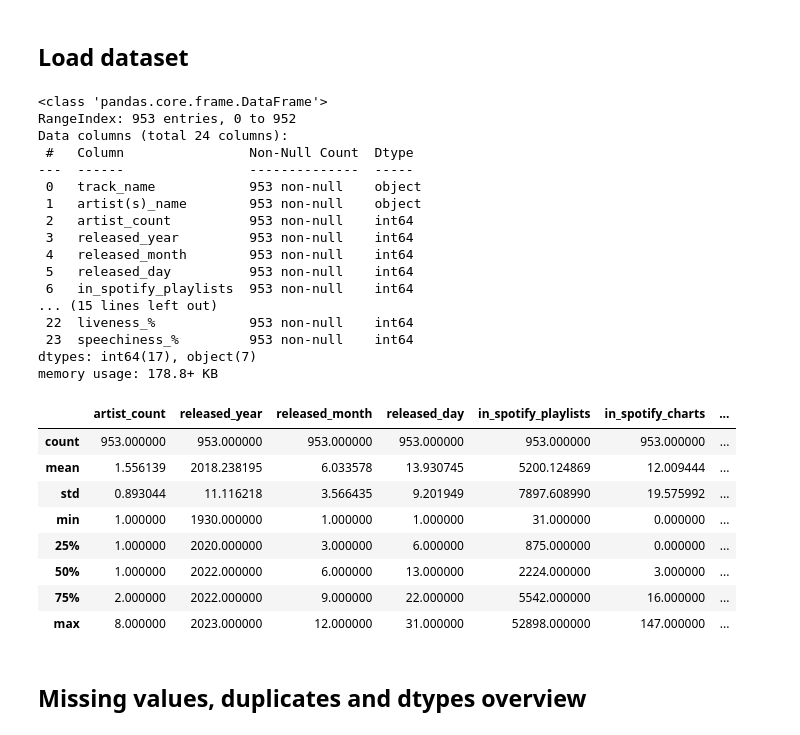
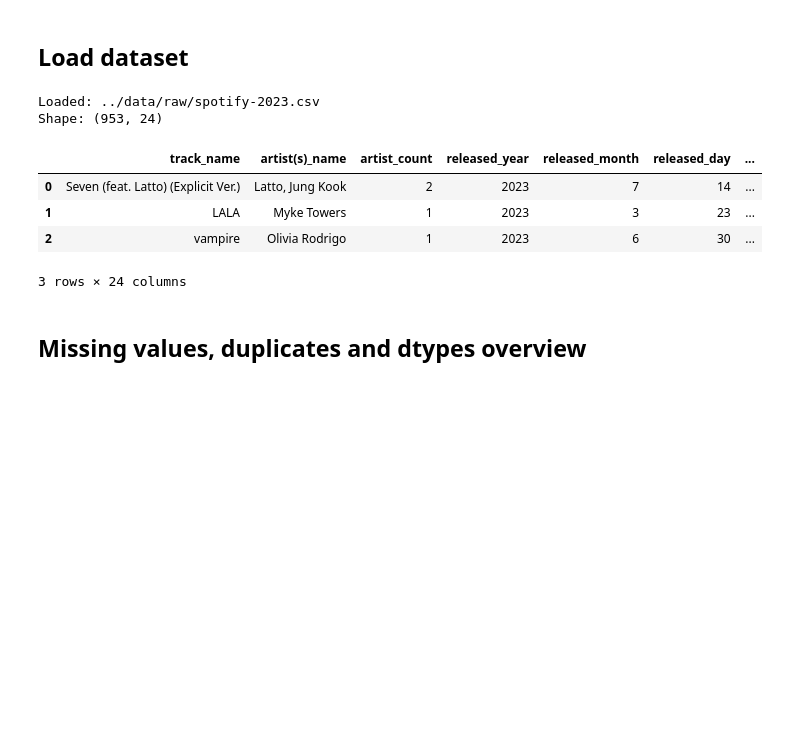
Before and after one commit to slytercode/Spotify-2023-project, a Jupyter notebook: notebooks/01_eda.ipynb, the cells around one changed output. Drawn from its saved outputs; the diff is of its cells as text; code cells hidden in the pictures; blank space fills up the shorter version.

Commit message:
update path for correct and strong read, create a cleaned dataframe

```diff
--- a/notebooks/01_eda.ipynb
+++ b/notebooks/01_eda.ipynb
@@ -7,38 +7,44 @@
 # %%
 
 import pandas as pd
-df = pd.read_csv("../data/raw/spotify-2023.csv", encoding="latin1")
 
-df.shape
-df.info()
-df.describe()
+RAW_PATH = "../data/raw/spotify-2023.csv"
+try:
+    df = pd.read_csv(
+        RAW_PATH,
+        sep=",",
+        encoding="utf-8",
+        low_memory=False,
+        dtype={
+            "streams": "string",
+            "in_deezer_playlists": "string",
+            "in_shazam_charts": "string"
+        }
+    )
+except UnicodeDecodeError:
+    df = pd.read_csv(
+        RAW_PATH,
+        sep=",",
+        encoding="latin1",
+        low_memory=False,
+        dtype={
+            "streams": "string",
+            "in_deezer_playlists": "string",
+            "in_shazam_charts": "string"
+        }
+    )
+
+print("Loaded:", RAW_PATH)
+print("Shape:", df.shape)
+df.head(3)
 # %% [output]
-<class 'pandas.core.frame.DataFrame'>
-RangeIndex: 953 entries, 0 to 952
-Data columns (total 24 columns):
- #   Column                Non-Null Count  Dtype
----  ------                --------------  -----
- 0   track_name            953 non-null    object
- 1   artist(s)_name        953 non-null    object
- 2   artist_count          953 non-null    int64
- 3   released_year         953 non-null    int64
- 4   released_month        953 non-null    int64
- 5   released_day          953 non-null    int64
- 6   in_spotify_playlists  953 non-null    int64
-... (15 lines left out)
- 22  liveness_%            953 non-null    int64
- 23  speechiness_%         953 non-null    int64
-dtypes: int64(17), object(7)
-memory usage: 178.8+ KB
+Loaded: ../data/raw/spotify-2023.csv
+Shape: (953, 24)
-|  | artist_count | released_year | released_month | released_day | in_spotify_playlists | in_spotify_charts | ... |
-| count | 953.000000 | 953.000000 | 953.000000 | 953.000000 | 953.000000 | 953.000000 | ... |
-| mean | 1.556139 | 2018.238195 | 6.033578 | 13.930745 | 5200.124869 | 12.009444 | ... |
-| std | 0.893044 | 11.116218 | 3.566435 | 9.201949 | 7897.608990 | 19.575992 | ... |
-| min | 1.000000 | 1930.000000 | 1.000000 | 1.000000 | 31.000000 | 0.000000 | ... |
-| 25% | 1.000000 | 2020.000000 | 3.000000 | 6.000000 | 875.000000 | 0.000000 | ... |
-| 50% | 1.000000 | 2022.000000 | 6.000000 | 13.000000 | 2224.000000 | 3.000000 | ... |
-| 75% | 2.000000 | 2022.000000 | 9.000000 | 22.000000 | 5542.000000 | 16.000000 | ... |
-| max | 8.000000 | 2023.000000 | 12.000000 | 31.000000 | 52898.000000 | 147.000000 | ... |
+|  | track_name | artist(s)_name | artist_count | released_year | released_month | released_day | ... |
+| 0 | Seven (feat. Latto) (Explicit Ver.) | Latto, Jung Kook | 2 | 2023 | 7 | 14 | ... |
+| 1 | LALA | Myke Towers | 1 | 2023 | 3 | 23 | ... |
+| 2 | vampire | Olivia Rodrigo | 1 | 2023 | 6 | 30 | ... |
+3 rows × 24 columns
 # %% [markdown]
 ## Missing values, duplicates and dtypes overview
 # %%
```
Also changed, not shown: parts of 9 cells of this notebook.
